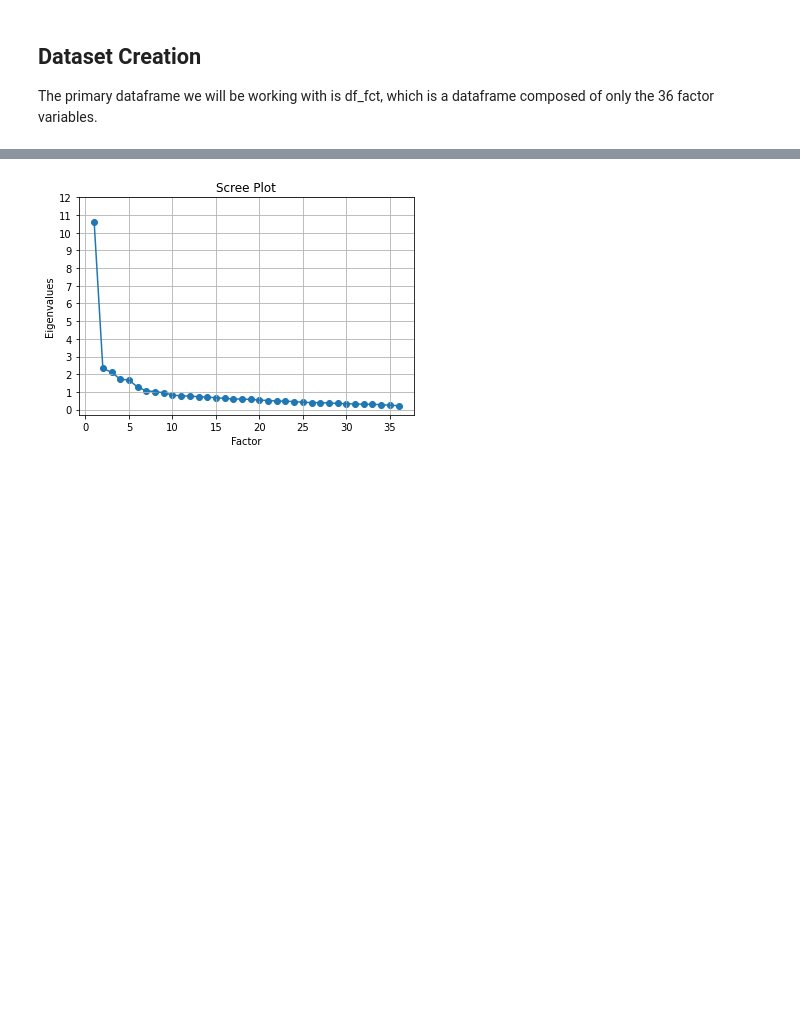
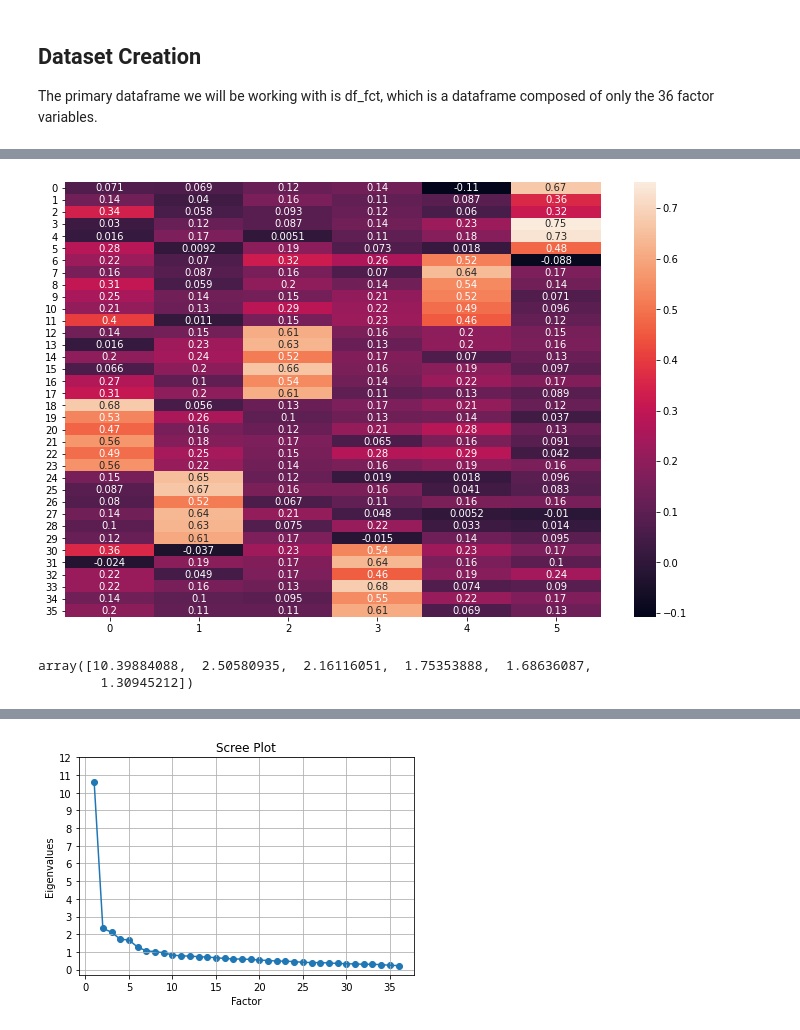
Before and after one commit to EricPostMaster/market-research-cluster-analysis, a Jupyter notebook: kmeans.ipynb, the cells around one changed output, grey strips where cells are left out. Saved outputs shown, nothing was run; the diff lists cells and outputs as text; code cells hidden in the pictures; blank space fills up the shorter version.

```diff
--- a/kmeans.ipynb
+++ b/kmeans.ipynb
@@ -54,2 +96,21 @@ loadings = fa.loadings_
+# %%
+# Create FactorAnalyzer object
+fa = FactorAnalyzer(n_factors=6, rotation='varimax')
+
+# Fit factor analysis model to variables
+fa.fit(df_fct)
+
+# The loadings are the coefficients that make up the linear combination of original variables to get the factors (v1 = l1x1 + l2X2)
+loadings = fa.loadings_
+
+# Plot heatmap of loadings matrix
+fig, ax = plt.subplots(figsize=(12,8))
+sn.heatmap(loadings, annot=True)
+plt.show()
+# %% [output]
+[figure, added]
 # %%
-ev, v = fa.get_eigenvalues()
+# ev, v = fa.get_eigenvalues()
+# %% [output]
+array([10.39884088,  2.50580935,  2.16116051,  1.75353888,  1.68636087,
+        1.30945212])
```
Also changed, not shown: parts of 24 cells of this notebook.
